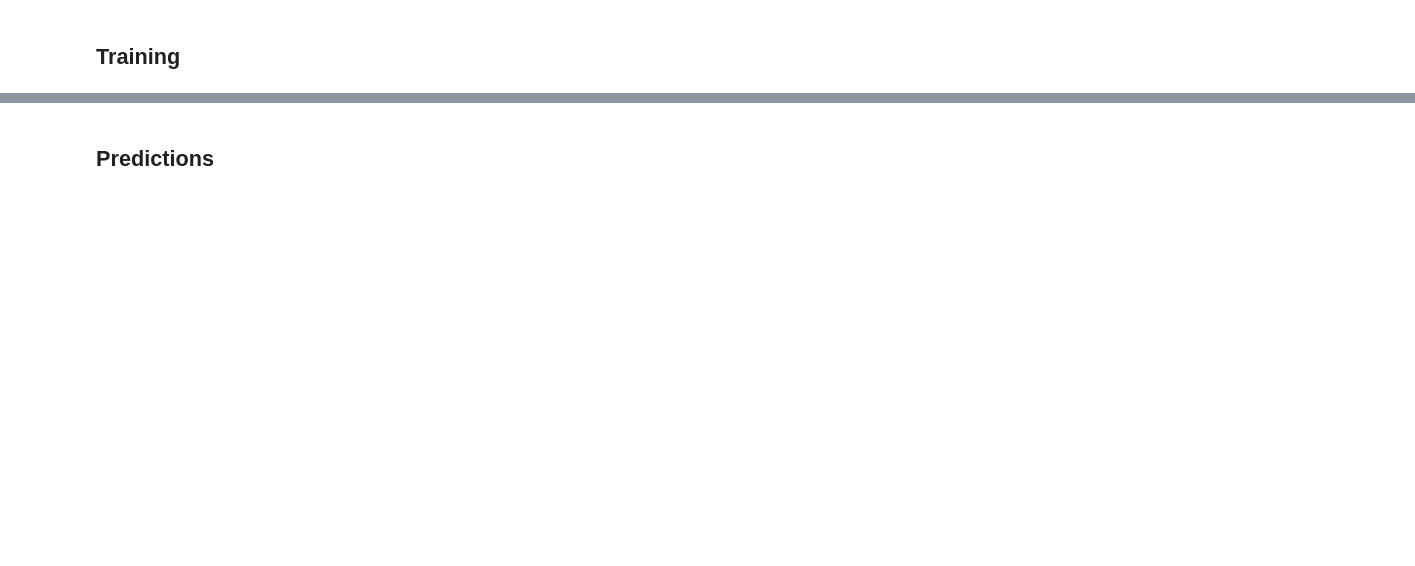
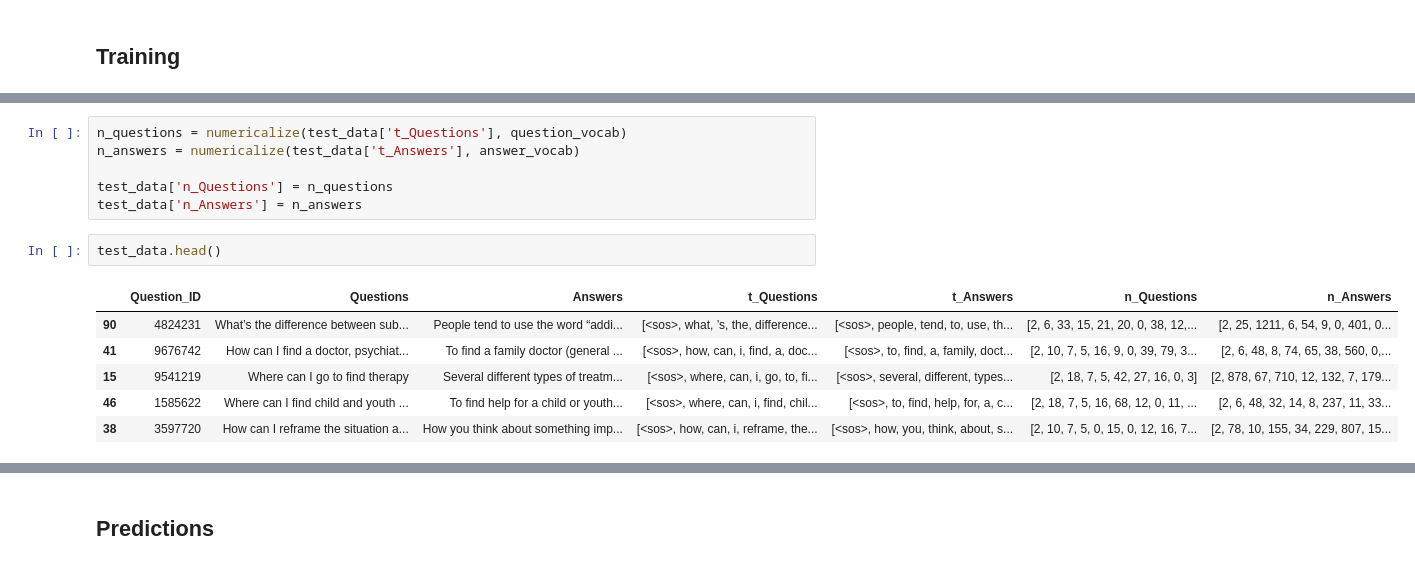
Before and after one commit to SudoStar/mental-health-chatbot, a Jupyter notebook: Mental_health_chatbot.ipynb, the cells around one changed output, grey strips where cells are left out. Saved outputs shown, nothing was run; the diff lists cells and outputs as text; blank space fills up the shorter version.

```diff
--- a/Mental_health_chatbot.ipynb
+++ b/Mental_health_chatbot.ipynb
@@ -385,0 +644,15 @@ plt.show()
+# %%
+n_questions = numericalize(test_data['t_Questions'], question_vocab)
+n_answers = numericalize(test_data['t_Answers'], answer_vocab)
+
+test_data['n_Questions'] = n_questions
+test_data['n_Answers'] = n_answers
+# %%
+test_data.head()
+# %% [output]
+|  | Question_ID | Questions | Answers | t_Questions | t_Answers | n_Questions | n_Answers |
+| 90 | 4824231 | What’s the difference between sub... | People tend to use the word “addi... | [<sos>, what, ’s, the, difference... | [<sos>, people, tend, to, use, th... | [2, 6, 33, 15, 21, 20, 0, 38, 12,... | [2, 25, 1211, 6, 54, 9, 0, 401, 0... |
+| 41 | 9676742 | How can I find a doctor, psychiat... | To find a family doctor (general ... | [<sos>, how, can, i, find, a, doc... | [<sos>, to, find, a, family, doct... | [2, 10, 7, 5, 16, 9, 0, 39, 79, 3... | [2, 6, 48, 8, 74, 65, 38, 560, 0,... |
+| 15 | 9541219 | Where can I go to find therapy | Several different types of treatm... | [<sos>, where, can, i, go, to, fi... | [<sos>, several, different, types... | [2, 18, 7, 5, 42, 27, 16, 0, 3] | [2, 878, 67, 710, 12, 132, 7, 179... |
+| 46 | 1585622 | Where can I find child and youth ... | To find help for a child or youth... | [<sos>, where, can, i, find, chil... | [<sos>, to, find, help, for, a, c... | [2, 18, 7, 5, 16, 68, 12, 0, 11, ... | [2, 6, 48, 32, 14, 8, 237, 11, 33... |
+| 38 | 3597720 | How can I reframe the situation a... | How you think about something imp... | [<sos>, how, can, i, reframe, the... | [<sos>, how, you, think, about, s... | [2, 10, 7, 5, 0, 15, 0, 12, 16, 7... | [2, 78, 10, 155, 34, 229, 807, 15... |
```
Also changed, not shown: parts of 124 cells of this notebook.
